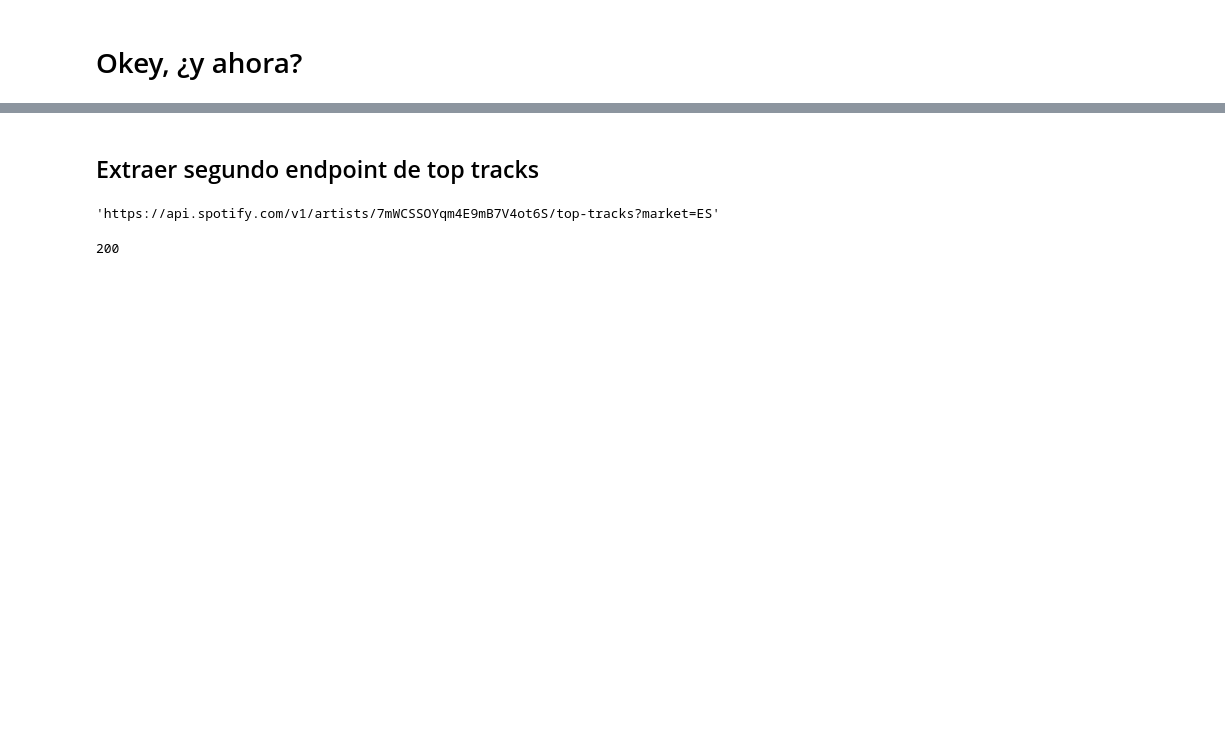
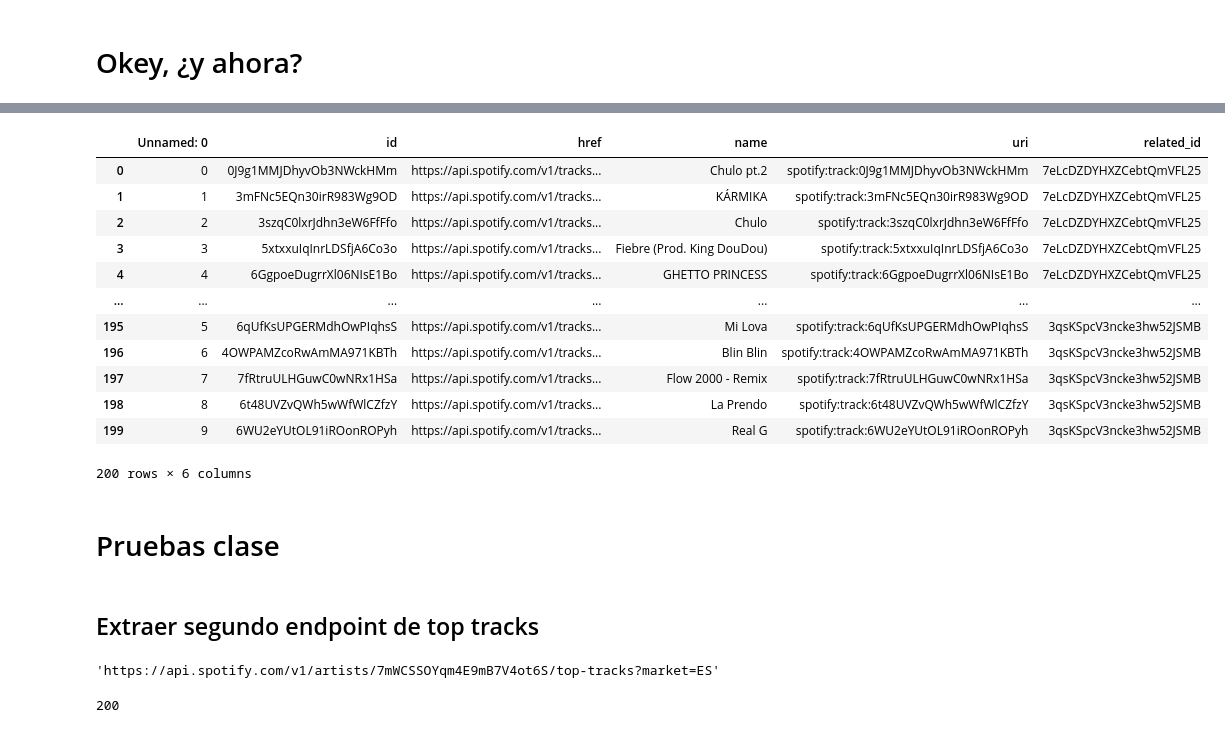
Before and after one commit to TeresaCardenosa/spotichallenge, a Jupyter notebook: notebooks/spotify_rest_api_challenge.ipynb, the cells around one changed output, grey strips where cells are left out. Drawn from its saved outputs; the diff is of its cells as text; code cells hidden in the pictures; blank space fills up the shorter version.

```diff
--- a/notebooks/spotify_rest_api_challenge.ipynb
+++ b/notebooks/spotify_rest_api_challenge.ipynb
@@ -425,0 +392,17 @@ related_artist_json['artists']   # Para ver que contiene
+# %%
+# referencia: https://es.stackoverflow.com/questions/570245/c%C3%B3mo-leer-varios-archivos-csv-en-diferentes-directorios-en-un-solo-dataframe
+
+dfs = []
+nombre_carpeta = '../data/'
+contenido = os.listdir(nombre_carpeta)
+
+for archivo in contenido:
+    if archivo.endswith('.csv'):
+        ruta_completa = os.path.join(nombre_carpeta, archivo)
+        df = pd.read_csv(ruta_completa)
+        dfs.append(df)
+
+#print(dfs)
+macro_df = pd.concat(dfs, ignore_index=True)   # ignore_index=True para que ignore los index individuales
+
+macro_df.info()
@@ -426,3 +423,21 @@ related_artist_json['artists']   # Para ver que contiene
+# %%
+macro_df    # Este es el dataframe final
+# %% [output]
+|  | Unnamed: 0 | id | href | name | uri | related_id |
+| 0 | 0 | 0J9g1MMJDhyvOb3NWckHMm | https://api.spotify.com/v1/tracks... | Chulo pt.2 | spotify:track:0J9g1MMJDhyvOb3NWckHMm | 7eLcDZDYHXZCebtQmVFL25 |
+| 1 | 1 | 3mFNc5EQn30irR983Wg9OD | https://api.spotify.com/v1/tracks... | KÁRMIKA | spotify:track:3mFNc5EQn30irR983Wg9OD | 7eLcDZDYHXZCebtQmVFL25 |
+| 2 | 2 | 3szqC0lxrJdhn3eW6FfFfo | https://api.spotify.com/v1/tracks... | Chulo | spotify:track:3szqC0lxrJdhn3eW6FfFfo | 7eLcDZDYHXZCebtQmVFL25 |
+| 3 | 3 | 5xtxxuIqInrLDSfjA6Co3o | https://api.spotify.com/v1/tracks... | Fiebre (Prod. King DouDou) | spotify:track:5xtxxuIqInrLDSfjA6Co3o | 7eLcDZDYHXZCebtQmVFL25 |
+| 4 | 4 | 6GgpoeDugrrXl06NIsE1Bo | https://api.spotify.com/v1/tracks... | GHETTO PRINCESS | spotify:track:6GgpoeDugrrXl06NIsE1Bo | 7eLcDZDYHXZCebtQmVFL25 |
+| ... | ... | ... | ... | ... | ... | ... |
+| 195 | 5 | 6qUfKsUPGERMdhOwPIqhsS | https://api.spotify.com/v1/tracks... | Mi Lova | spotify:track:6qUfKsUPGERMdhOwPIqhsS | 3qsKSpcV3ncke3hw52JSMB |
+| 196 | 6 | 4OWPAMZcoRwAmMA971KBTh | https://api.spotify.com/v1/tracks... | Blin Blin | spotify:track:4OWPAMZcoRwAmMA971KBTh | 3qsKSpcV3ncke3hw52JSMB |
+| 197 | 7 | 7fRtruULHGuwC0wNRx1HSa | https://api.spotify.com/v1/tracks... | Flow 2000 - Remix | spotify:track:7fRtruULHGuwC0wNRx1HSa | 3qsKSpcV3ncke3hw52JSMB |
+| 198 | 8 | 6t48UVZvQWh5wWfWlCZfzY | https://api.spotify.com/v1/tracks... | La Prendo | spotify:track:6t48UVZvQWh5wWfWlCZfzY | 3qsKSpcV3ncke3hw52JSMB |
+| 199 | 9 | 6WU2eYUtOL91iROonROPyh | https://api.spotify.com/v1/tracks... | Real G | spotify:track:6WU2eYUtOL91iROonROPyh | 3qsKSpcV3ncke3hw52JSMB |
+200 rows × 6 columns
+# %% [markdown]
+# Pruebas clase
 # %% [markdown]
 ## Extraer segundo endpoint de top tracks
 # %%
```
Also changed, not shown: parts of 34 cells of this notebook, 38 other files.
